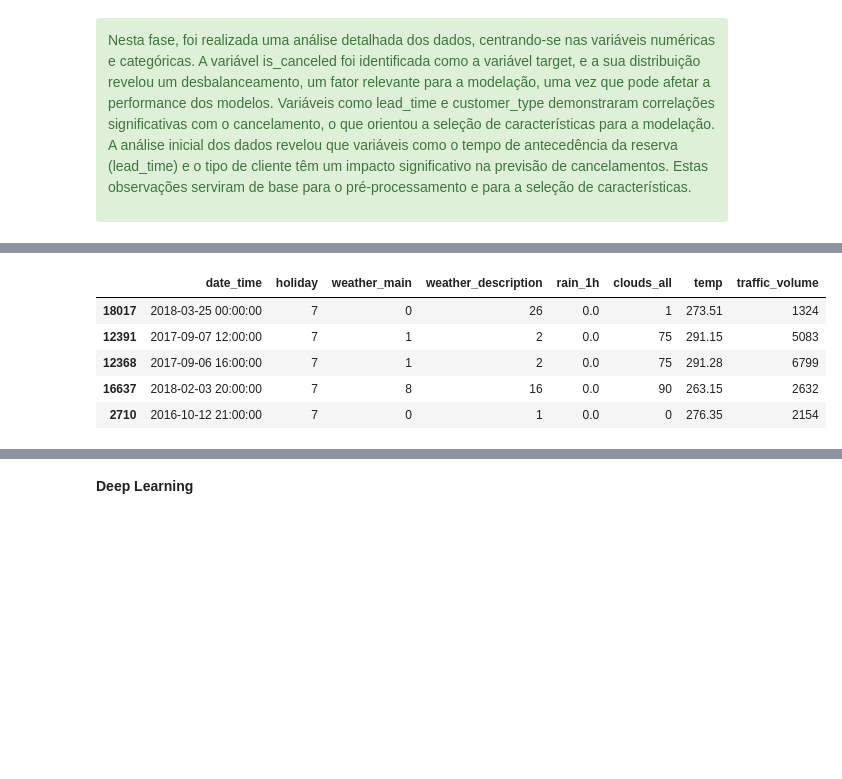
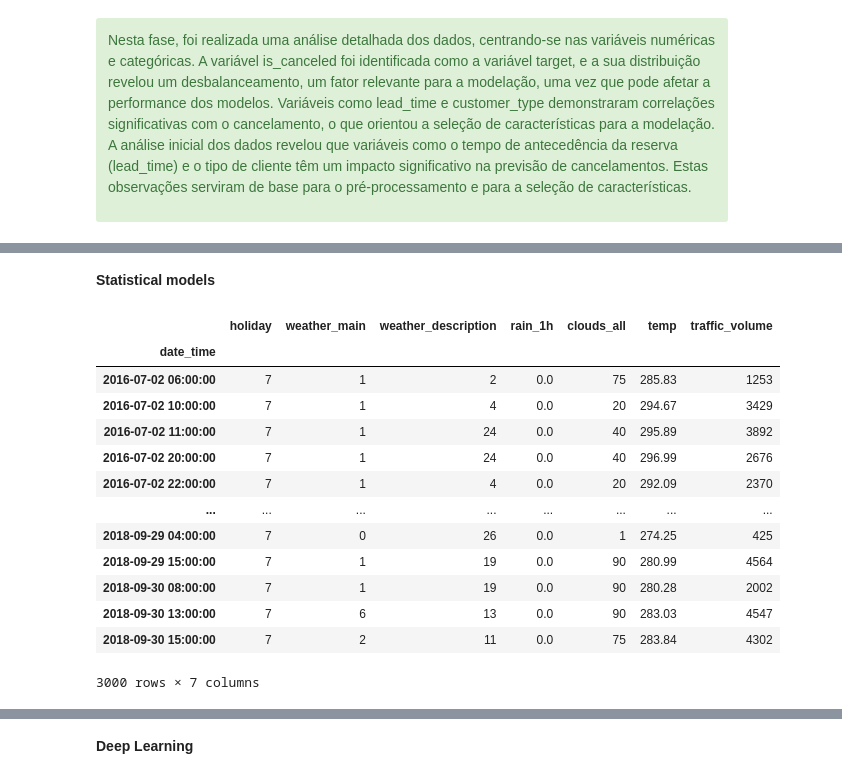
Before and after one commit to 1211508/MINDD, a Jupyter notebook: MINDD-1211508-1210926.ipynb, the cells around one changed output, grey strips where cells are left out. Cells and saved outputs as stored; diff of their text form; code cells hidden in the pictures; blank space fills up the shorter version.

Commit message:
models

```diff
--- a/MINDD-1211508-1210926.ipynb
+++ b/MINDD-1211508-1210926.ipynb
@@ -556,16 +591,31 @@ A análise inicial dos dados revelou que variáveis como o tempo de antecedênci
+# %% [markdown]
+**Statistical models**
 # %%
 # Selecionar 3000 linhas aleatórias
 df_sample = df_encoded.sample(n=3000, random_state=42)
 
-# Exibir as primeiras linhas do novo dataset
-df_sample.head()
+# Definir a coluna 'date_time' como índice
+df_sample = df_sample.set_index('date_time')
+
+# Garantir que o índice inclua data + hora
+df_sample = df_sample.sort_index()
+
+df_sample
 # %% [output]
-|  | date_time | holiday | weather_main | weather_description | rain_1h | clouds_all | temp | traffic_volume |
-| 18017 | 2018-03-25 00:00:00 | 7 | 0 | 26 | 0.0 | 1 | 273.51 | 1324 |
-| 12391 | 2017-09-07 12:00:00 | 7 | 1 | 2 | 0.0 | 75 | 291.15 | 5083 |
-| 12368 | 2017-09-06 16:00:00 | 7 | 1 | 2 | 0.0 | 75 | 291.28 | 6799 |
-| 16637 | 2018-02-03 20:00:00 | 7 | 8 | 16 | 0.0 | 90 | 263.15 | 2632 |
-| 2710 | 2016-10-12 21:00:00 | 7 | 0 | 1 | 0.0 | 0 | 276.35 | 2154 |
+|  | holiday | weather_main | weather_description | rain_1h | clouds_all | temp | traffic_volume |
+| date_time |  |  |  |  |  |  |  |
+| 2016-07-02 06:00:00 | 7 | 1 | 2 | 0.0 | 75 | 285.83 | 1253 |
+| 2016-07-02 10:00:00 | 7 | 1 | 4 | 0.0 | 20 | 294.67 | 3429 |
+| 2016-07-02 11:00:00 | 7 | 1 | 24 | 0.0 | 40 | 295.89 | 3892 |
+| 2016-07-02 20:00:00 | 7 | 1 | 24 | 0.0 | 40 | 296.99 | 2676 |
+| 2016-07-02 22:00:00 | 7 | 1 | 4 | 0.0 | 20 | 292.09 | 2370 |
+| ... | ... | ... | ... | ... | ... | ... | ... |
+| 2018-09-29 04:00:00 | 7 | 0 | 26 | 0.0 | 1 | 274.25 | 425 |
+| 2018-09-29 15:00:00 | 7 | 1 | 19 | 0.0 | 90 | 280.99 | 4564 |
+| 2018-09-30 08:00:00 | 7 | 1 | 19 | 0.0 | 90 | 280.28 | 2002 |
+| 2018-09-30 13:00:00 | 7 | 6 | 13 | 0.0 | 90 | 283.03 | 4547 |
+| 2018-09-30 15:00:00 | 7 | 2 | 11 | 0.0 | 75 | 283.84 | 4302 |
+3000 rows × 7 columns
 # %%
 df_sample['temp_celsius'] = df_sample['temp'] - 273.15
 # %%
```
Also changed, not shown: parts of 39 cells of this notebook.
